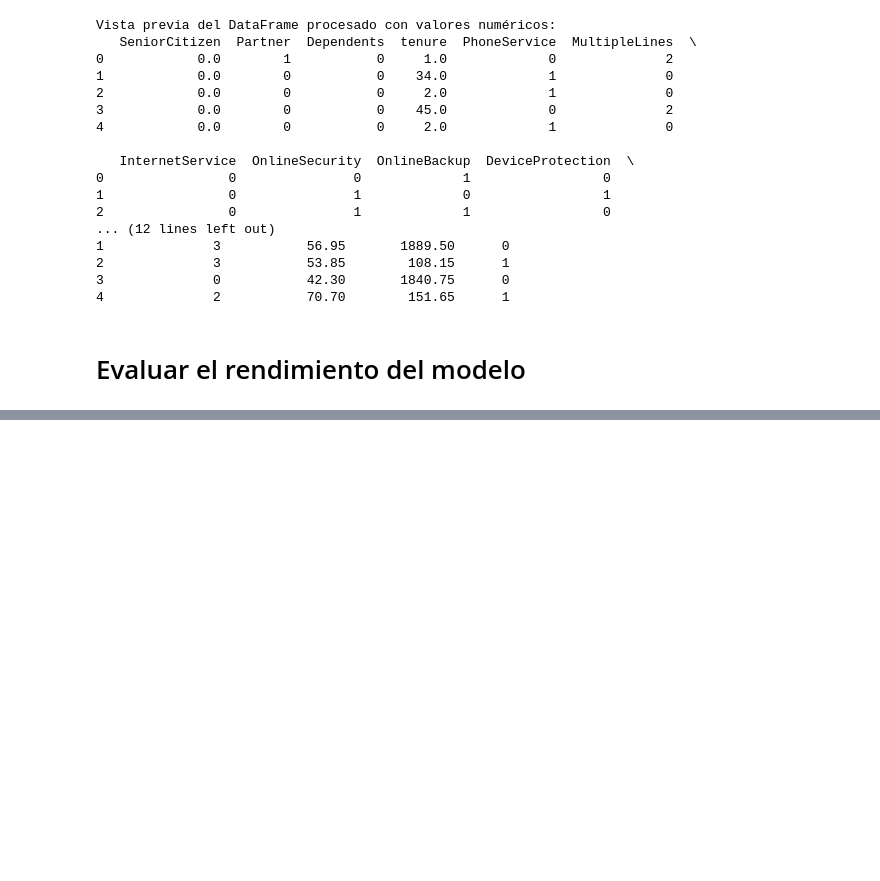
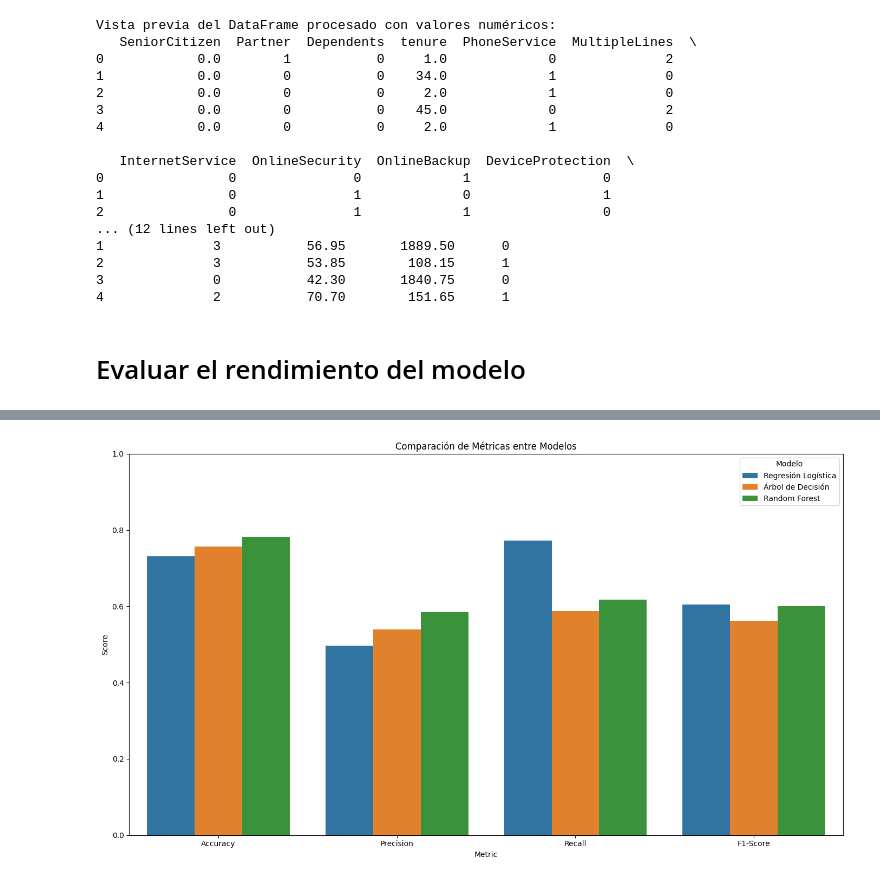
Before and after one commit to PALACIOS1259/Cienciadedatos, a Jupyter notebook: Untitled.ipynb, the cells around one changed output, grey strips where cells are left out. Cells and saved outputs as stored; diff of their text form; code cells hidden in the pictures; blank space fills up the shorter version.

Commit message:
Grafico de barras comparativo de métricas entre modelos

```diff
--- a/Untitled.ipynb
+++ b/Untitled.ipynb
@@ -456,7 +462,7 @@ imputer = SimpleImputer(missing_values=np.nan, strategy='mean')
 X_train = imputer.fit_transform(X_train)
 
 # Convert X_train back to a DataFrame if necessary (SMOTE works with numpy arrays too)
-# X_train = pd.DataFrame(X_train, columns=X.columns) # Uncomment if you prefer DataFrame
+X_train = pd.DataFrame(X_train, columns=X.columns) # Uncomment if you prefer DataFrame
 
 # --- APLICAR SMOTE AL CONJUNTO DE ENTRENAMIENTO ---
 smote = SMOTE(random_state=42)
@@ -656,0 +673,45 @@ weighted avg       0.79      0.78      0.78      1407
+# %%
+# Gráfico de barras comparativo de métricas entre modelos
+
+# Collect metrics from the trained models into a list of dictionaries
+model_performance = []
+
+# Assuming you have stored the best models as best_lr_model, best_dt_model, and best_rf_model
+# and the test data as X_test and y_test from the previous cells.
+
+models = {
+    "Regresión Logística": best_lr_model,
+    "Árbol de Decisión": best_dt_model,
+    "Random Forest": best_rf_model
+}
+
+for name, model in models.items():
+    y_pred = model.predict(X_test)
+    accuracy = accuracy_score(y_test, y_pred)
+    precision = precision_score(y_test, y_pred)
+    recall = recall_score(y_test, y_pred)
+    f1 = f1_score(y_test, y_pred)
+
+    model_performance.append({
+        'Model': name,
+        'Accuracy': accuracy,
+        'Precision': precision,
+        'Recall': recall,
+        'F1-Score': f1
+    })
+
+# Convert the list of dictionaries to a DataFrame
+results_df = pd.DataFrame(model_performance)
+
+# Melt the DataFrame for plotting
+results_melt = results_df.melt(id_vars='Model', var_name='Metric', value_name='Score')
+
+plt.figure(figsize=(14, 8))
+sns.barplot(x='Metric', y='Score', hue='Model', data=results_melt)
+plt.title('Comparación de Métricas entre Modelos')
+plt.ylim(0, 1)
+plt.legend(title='Modelo')
+plt.tight_layout()
+plt.show()
+# %% [output]
+[figure, added]
```
Also changed, not shown: parts of 3 cells of this notebook.
